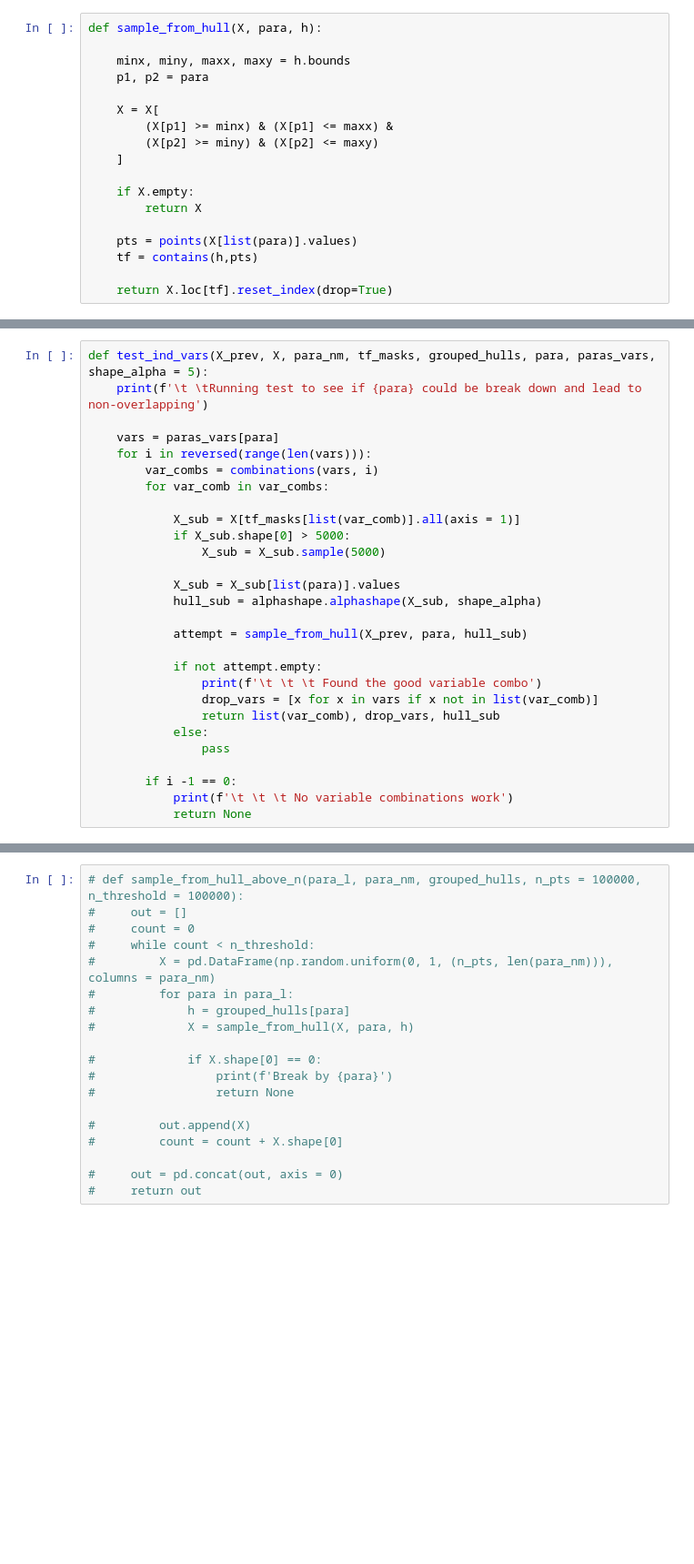
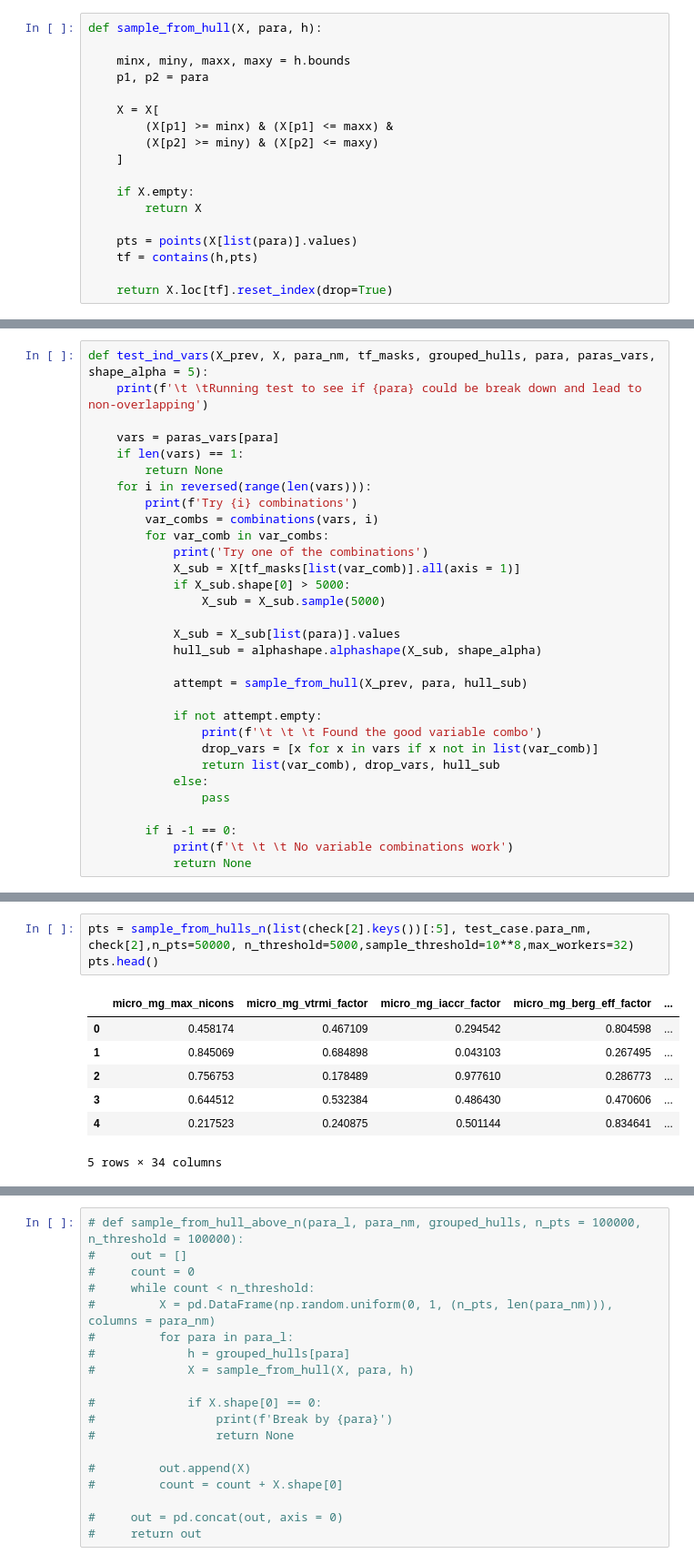
Before and after one commit to yiqioyang/proj2dhullsampler, a Jupyter notebook: class_historymatching.ipynb, the cells around one changed output, grey strips where cells are left out. Shown at 91% size. Cells and saved outputs as stored; diff of their text form; blank space fills up the shorter version.

```diff
--- a/class_historymatching.ipynb
+++ b/class_historymatching.ipynb
@@ -80,10 +83,13 @@ def test_ind_vars(X_prev, X, para_nm, tf_masks, grouped_hulls, para, paras_vars,
     print(f'\t \tRunning test to see if {para} could be break down and lead to non-overlapping')
 
     vars = paras_vars[para]
+    if len(vars) == 1:
+        return None
     for i in reversed(range(len(vars))):
+        print(f'Try {i} combinations')
         var_combs = combinations(vars, i)
         for var_comb in var_combs:
-
+            print('Try one of the combinations')
             X_sub = X[tf_masks[list(var_comb)].all(axis = 1)]
             if X_sub.shape[0] > 5000:
                 X_sub = X_sub.sample(5000)
@@ -212,0 +259,11 @@ for _ in range(100):
+# %%
+pts = sample_from_hulls_n(list(check[2].keys())[:5], test_case.para_nm, check[2],n_pts=50000, n_threshold=5000,sample_threshold=10**8,max_workers=32)
+pts.head()
+# %% [output]
+|  | micro_mg_max_nicons | micro_mg_vtrmi_factor | micro_mg_iaccr_factor | micro_mg_berg_eff_factor | ... |
+| 0 | 0.458174 | 0.467109 | 0.294542 | 0.804598 | ... |
+| 1 | 0.845069 | 0.684898 | 0.043103 | 0.267495 | ... |
+| 2 | 0.756753 | 0.178489 | 0.977610 | 0.286773 | ... |
+| 3 | 0.644512 | 0.532384 | 0.486430 | 0.470606 | ... |
+| 4 | 0.217523 | 0.240875 | 0.501144 | 0.834641 | ... |
+5 rows × 34 columns
```
Also changed, not shown: parts of 9 cells of this notebook.
